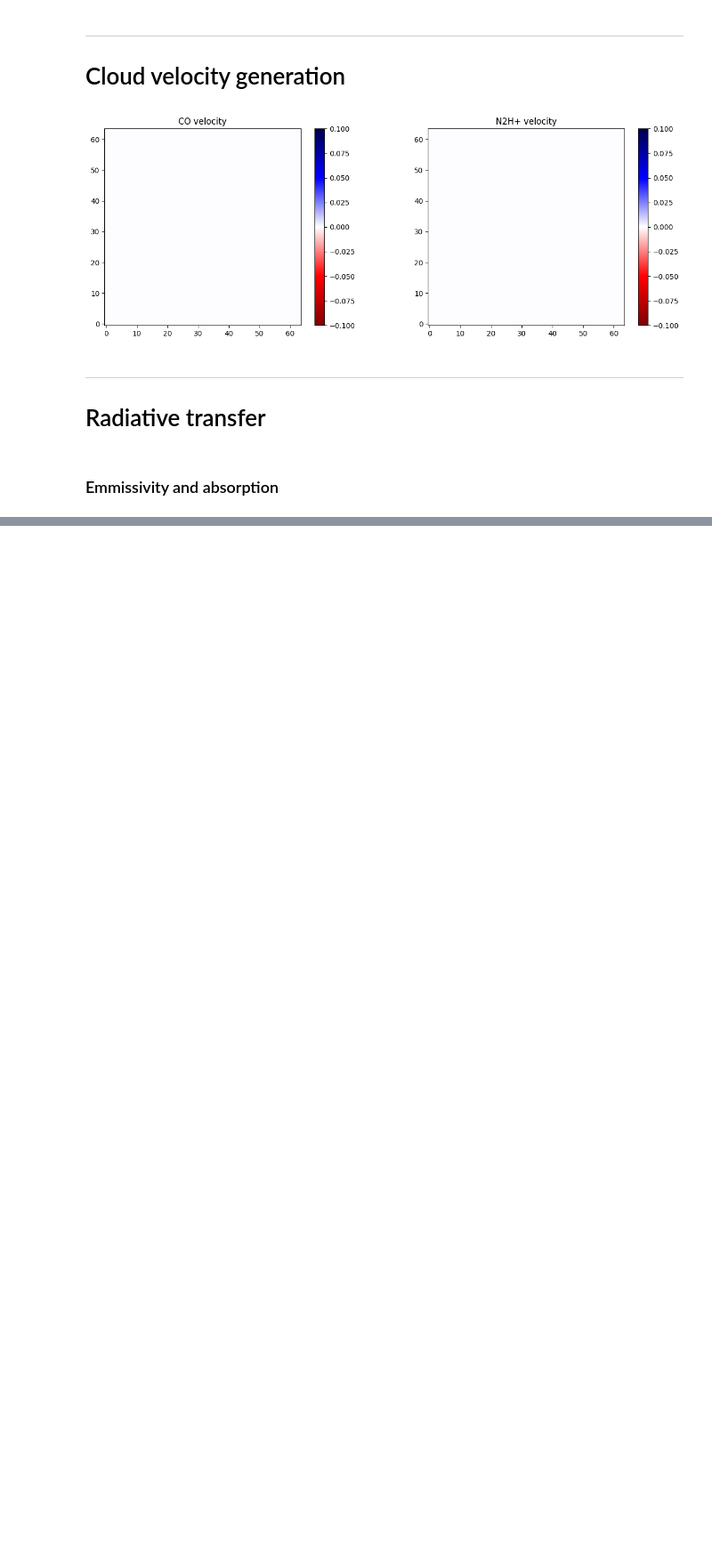
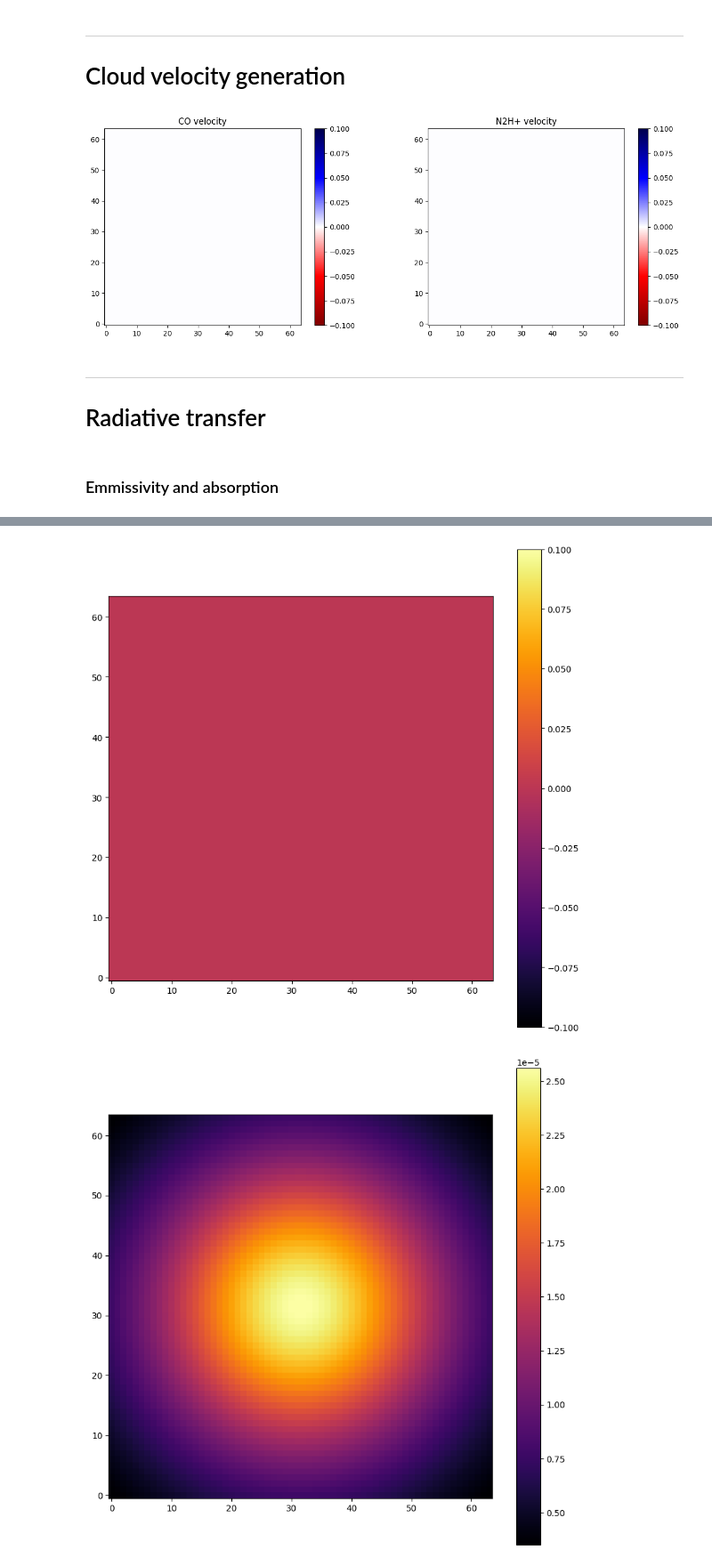
Before and after one commit to LeiRoF/M2-Internship, a Jupyter notebook: Generate_Dataset.ipynb, the cells around one changed output, grey strips where cells are left out. Shown at 89% size. Cells and saved outputs as stored; diff of their text form; code cells hidden in the pictures; blank space fills up the shorter version.

```diff
--- a/Generate_Dataset.ipynb
+++ b/Generate_Dataset.ipynb
@@ -283,0 +315,27 @@ for gas in [CO, N2H]:
+# %%
+from matplotlib.animation import FuncAnimation
+
+
+
+gas = CO
+def animate(S):
+    gas.observation = np.zeros((N, N, len(gas.f)))
+    for s in range(S):
+
+        # Computing Tau_s
+        tau_s = np.zeros((N, N, len(gas.f)))
+        for i in s - np.arange(s+1):
+            tau_s += gas.absorption_hypercube[i] * dr * 3.0857E+18 # parsec to cm
+
+        gas.observation += gas.emissivity_hypercube[s] * np.exp(-tau_s) * dr * 3.0857E+18 # parsec to cm
+
+    return gas.observation
+
+for i in range(10):
+    fig = plt.figure(figsize=(10, 10))
+    plt.imshow(animate(i * N//10)[:,:,N//2], origin="lower", cmap="inferno")
+    plt.colorbar()
+    plt.show()
+# %% [output]
+[figure, added]
+[figure, added]
```
Also changed, not shown: parts of 14 cells of this notebook.
